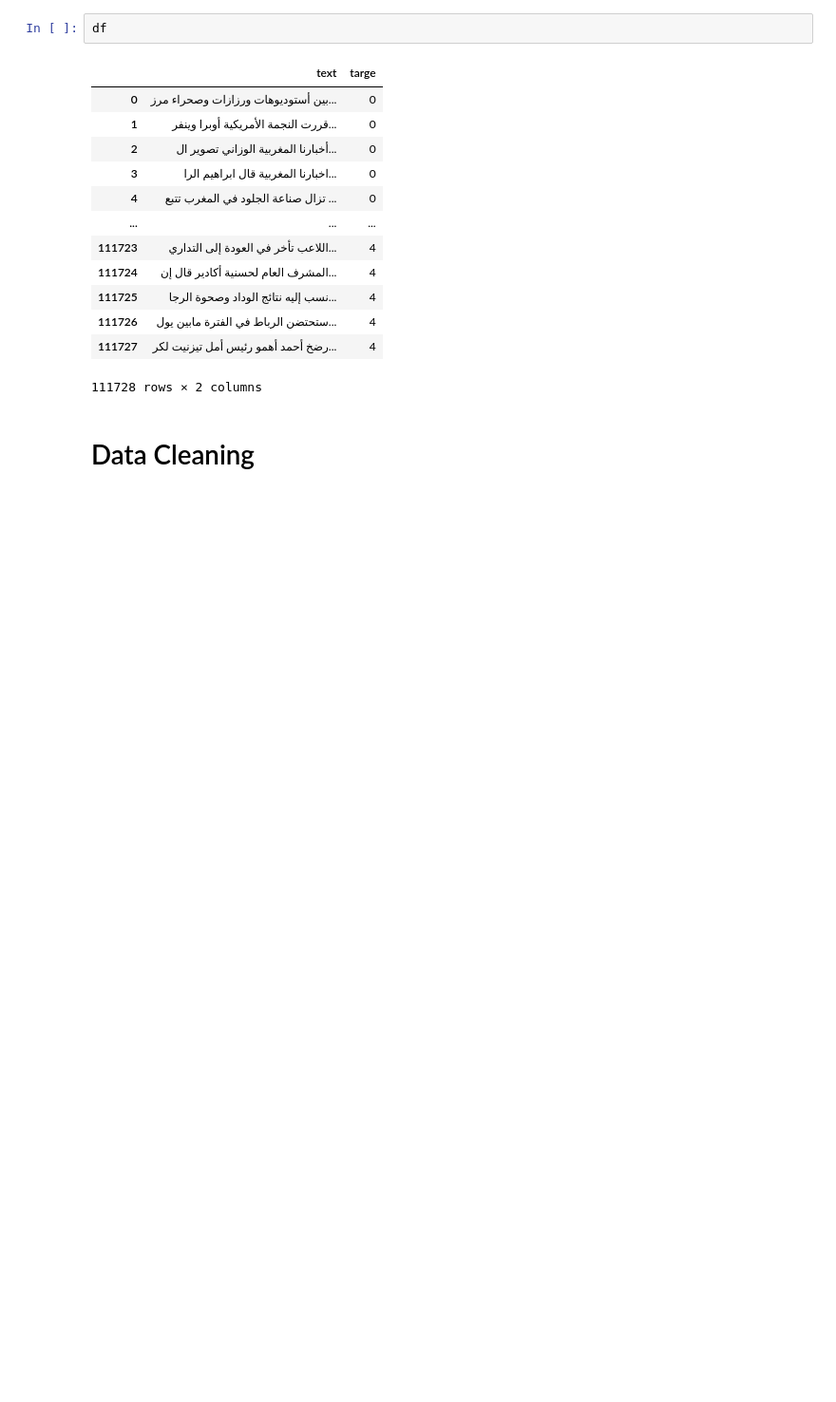
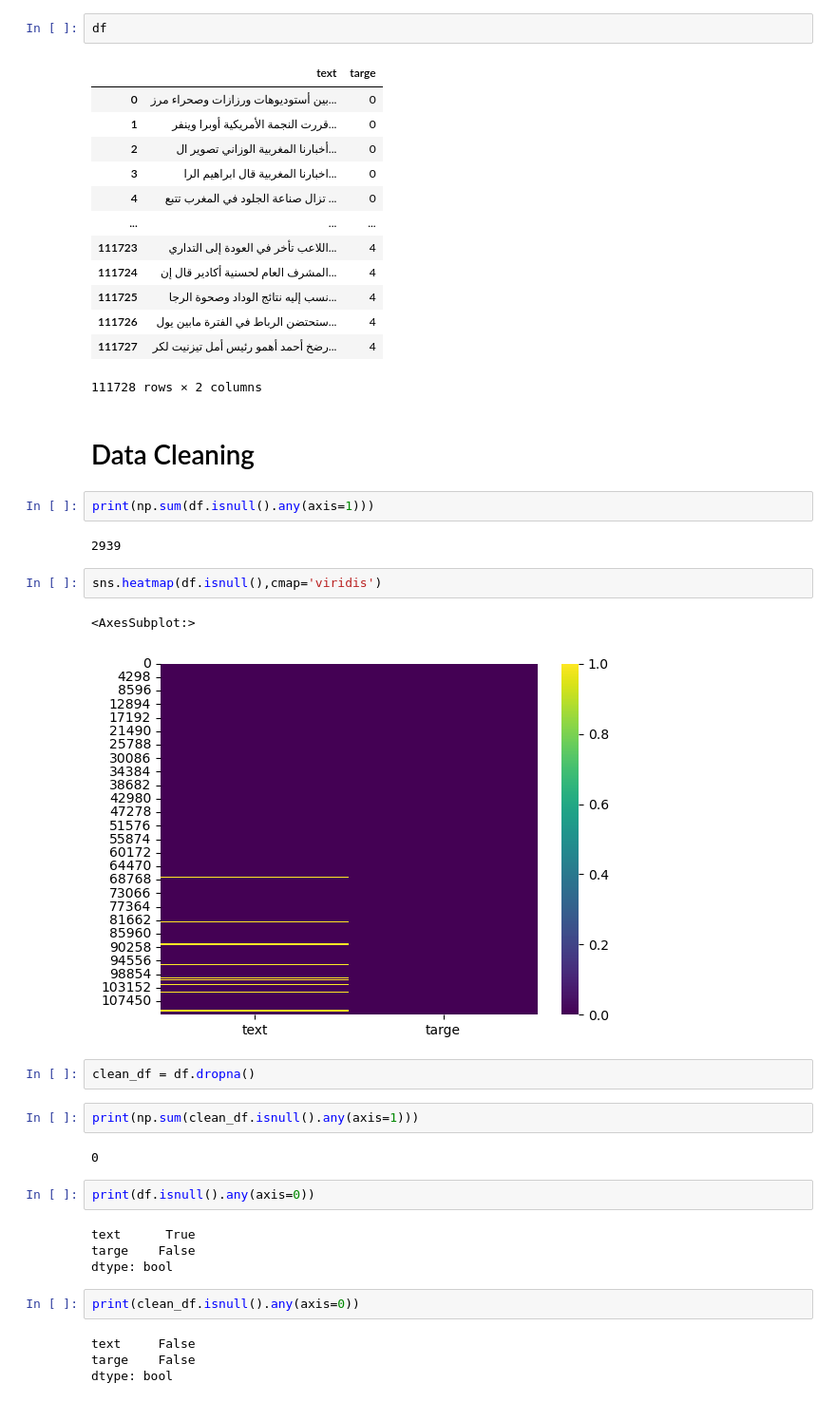
Before and after one commit to MohamedLeminLehcene/Text_Arabic_Classification_With_NLP, a Jupyter notebook: main_news_cls.ipynb, the cells around one changed output. Shown at 95% size. Drawn from its saved outputs; the diff is of its cells as text; blank space fills up the shorter version.

Commit message:
Text Classification With NLP

```diff
--- a/main_news_cls.ipynb
+++ b/main_news_cls.ipynb
@@ -44,3 +47,30 @@ df
 111728 rows × 2 columns
 # %% [markdown]
 # Data Cleaning
+# %%
+print(np.sum(df.isnull().any(axis=1)))
+# %% [output]
+2939
+# %%
+sns.heatmap(df.isnull(),cmap='viridis')
+# %% [output]
+<AxesSubplot:>
+[figure, added]
+# %%
+clean_df = df.dropna()
+# %%
+print(np.sum(clean_df.isnull().any(axis=1)))
+# %% [output]
+0
+# %%
+print(df.isnull().any(axis=0))
+# %% [output]
+text      True
+targe    False
+dtype: bool
+# %%
+print(clean_df.isnull().any(axis=0))
+# %% [output]
+text     False
+targe    False
+dtype: bool
```
Also changed, not shown: parts of 5 cells of this notebook.
